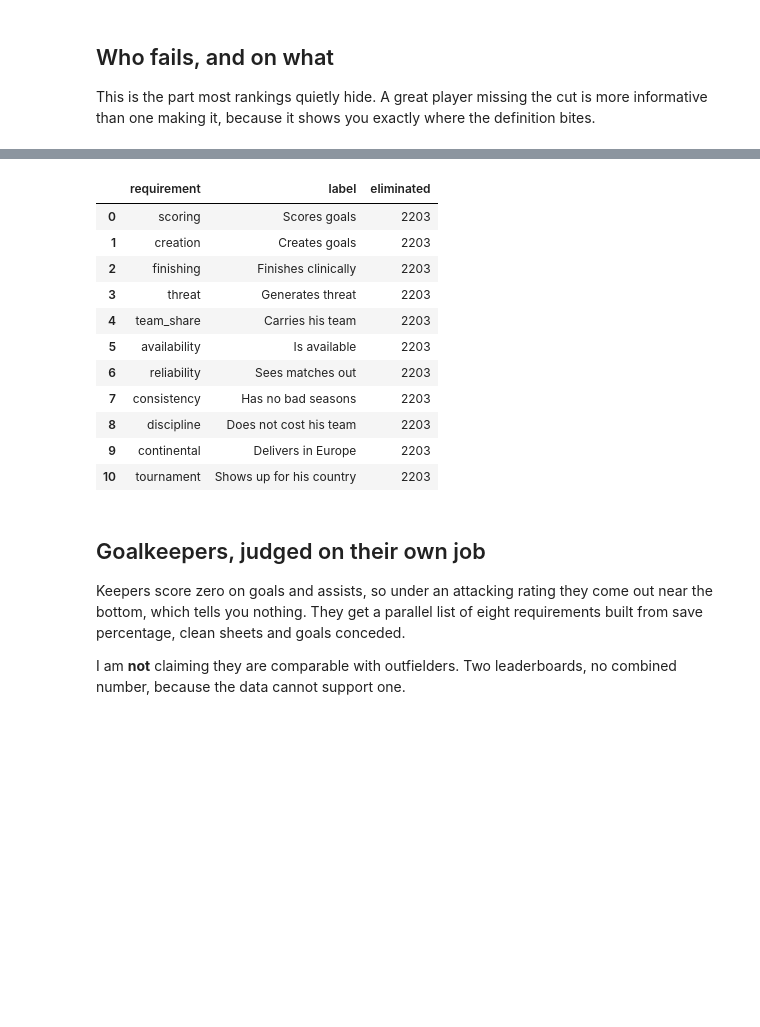
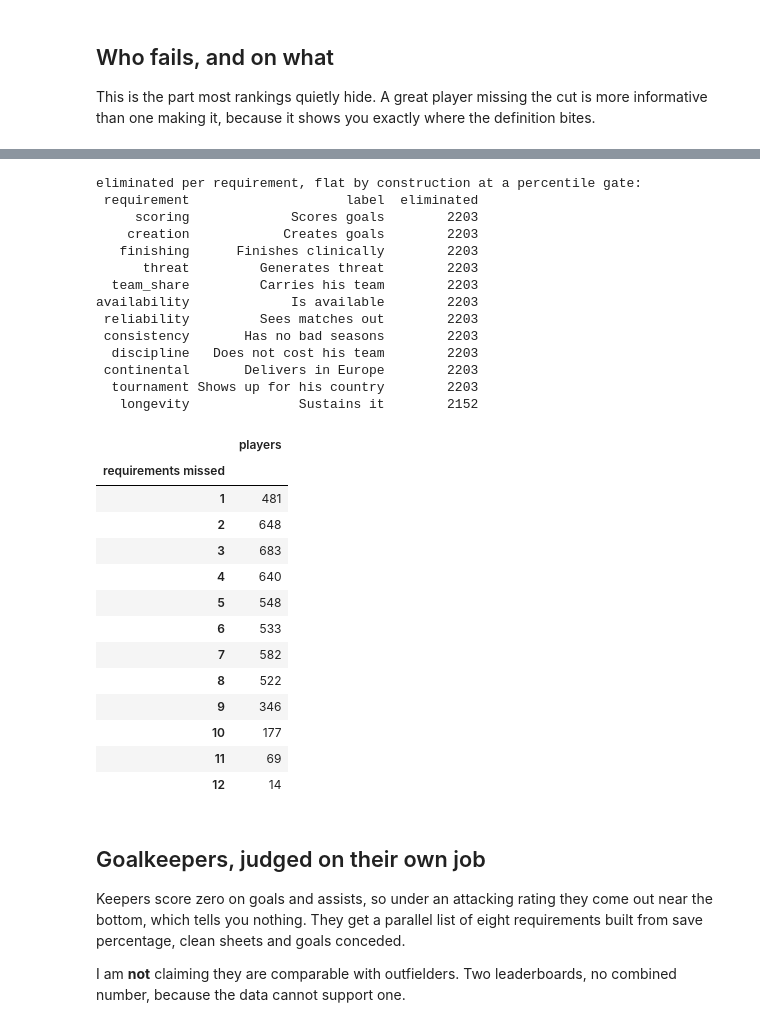
Before and after one commit to mishra-bytes/Football-DataScience-Analysis, a Jupyter notebook: labs/08-who-is-the-best-footballer.ipynb, the cells around one changed output, grey strips where cells are left out. Cells and saved outputs as stored; diff of their text form; code cells hidden in the pictures; blank space fills up the shorter version.

```diff
--- a/labs/08-who-is-the-best-footballer.ipynb
+++ b/labs/08-who-is-the-best-footballer.ipynb
@@ -173,18 +272,38 @@ one[["player", "score", "seasons", "failed"]].round(2)
 # %%
-pd.read_csv(f"{SAMPLE}/failures.csv").head(11)
+flat = pd.read_csv(f"{SAMPLE}/failures.csv")
+print("eliminated per requirement, flat by construction at a percentile gate:")
+print(flat.to_string(index=False))
+
+near["missed"].value_counts().sort_index().rename_axis("requirements missed").to_frame("players")
 # %% [output]
+eliminated per requirement, flat by construction at a percentile gate:
+ requirement                    label  eliminated
+     scoring             Scores goals        2203
+    creation            Creates goals        2203
+   finishing      Finishes clinically        2203
+      threat         Generates threat        2203
+  team_share         Carries his team        2203
+availability             Is available        2203
+ reliability         Sees matches out        2203
+ consistency       Has no bad seasons        2203
+  discipline   Does not cost his team        2203
+ continental       Delivers in Europe        2203
+  tournament Shows up for his country        2203
+   longevity              Sustains it        2152
-|  | requirement | label | eliminated |
-| 0 | scoring | Scores goals | 2203 |
-| 1 | creation | Creates goals | 2203 |
-| 2 | finishing | Finishes clinically | 2203 |
-| 3 | threat | Generates threat | 2203 |
-| 4 | team_share | Carries his team | 2203 |
-| 5 | availability | Is available | 2203 |
-| 6 | reliability | Sees matches out | 2203 |
-| 7 | consistency | Has no bad seasons | 2203 |
-| 8 | discipline | Does not cost his team | 2203 |
-| 9 | continental | Delivers in Europe | 2203 |
-| 10 | tournament | Shows up for his country | 2203 |
+|  | players |
+| requirements missed |  |
+| 1 | 481 |
+| 2 | 648 |
+| 3 | 683 |
+| 4 | 640 |
+| 5 | 548 |
+| 6 | 533 |
+| 7 | 582 |
+| 8 | 522 |
+| 9 | 346 |
+| 10 | 177 |
+| 11 | 69 |
+| 12 | 14 |
 # %% [markdown]
 ## Goalkeepers, judged on their own job
 
```
Also changed, not shown: parts of 9 cells of this notebook, 2 other files.
